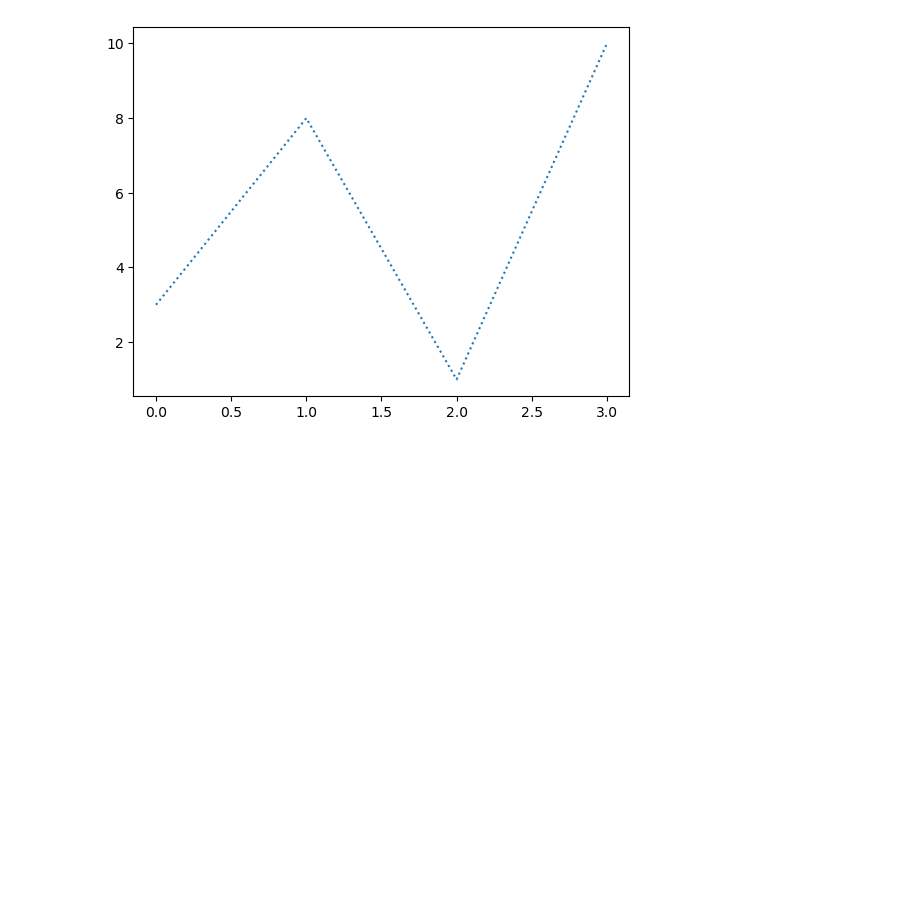
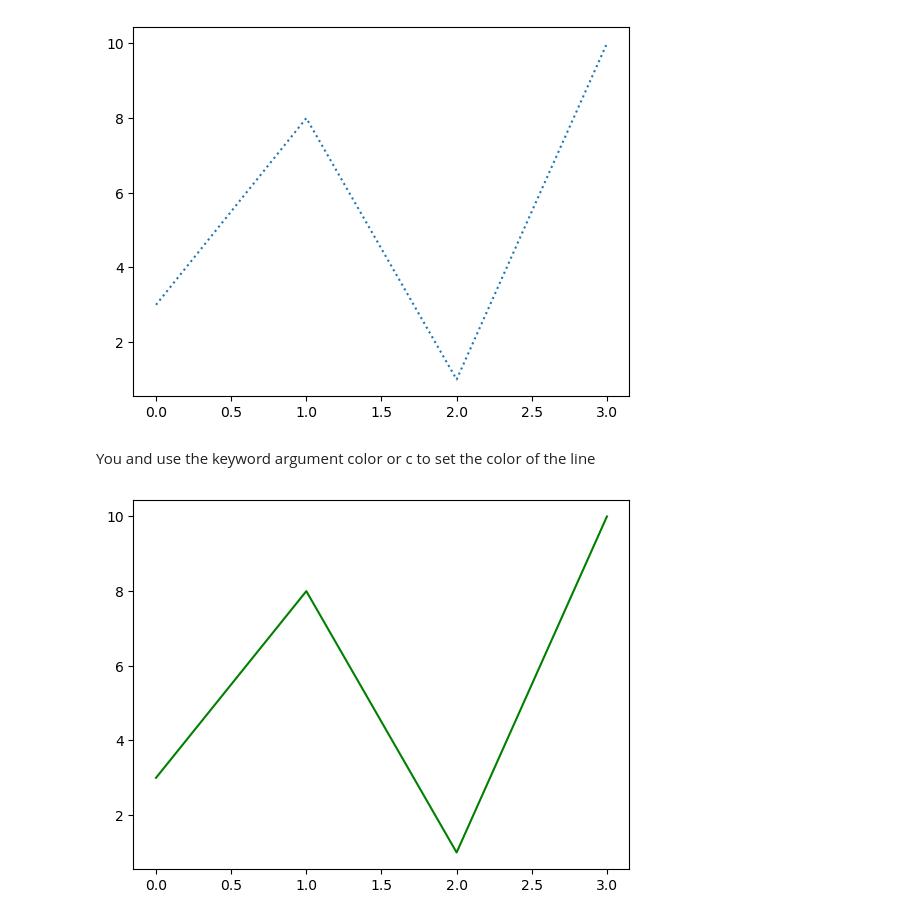
Before and after one commit to MikeCurleyCoosan/pands-mywork, a Jupyter notebook: Week8-work/matplotlib.ipynb, the cells around one changed output. Saved outputs shown, nothing was run; the diff lists cells and outputs as text; code cells hidden in the pictures; blank space fills up the shorter version.

```diff
--- a/Week8-work/matplotlib.ipynb
+++ b/Week8-work/matplotlib.ipynb
@@ -145,3 +147,10 @@ plt.plot(y_points, ls='dotted')
 # %% [output]
 [<matplotlib.lines.Line2D at 0x...>]
 [figure]
+# %% [markdown]
+You and use the keyword argument color or c to set the color of the line
+# %%
+plt.plot(y_points, c='g')
+plt.show()
+# %% [output]
+[figure, added]
```
Also changed, not shown: parts of 15 cells of this notebook.
